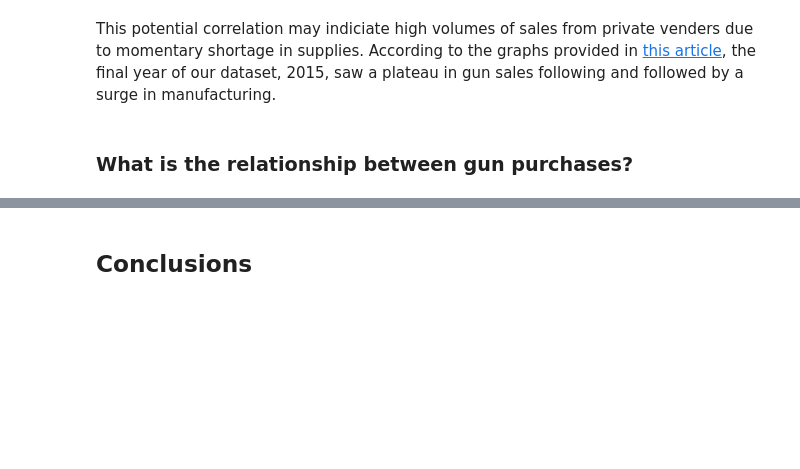
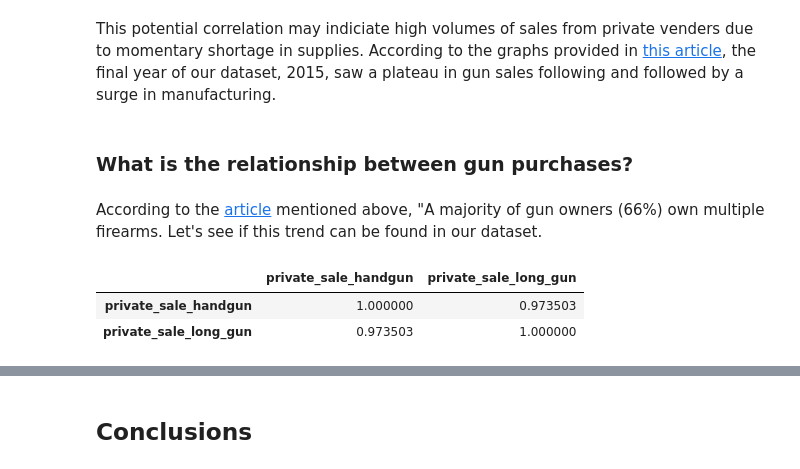
Before and after one commit to chloecongourdeau/data-investigation, a Jupyter notebook: gun-data-investigation.ipynb, the cells around one changed output, grey strips where cells are left out. Cells and saved outputs as stored; diff of their text form; code cells hidden in the pictures; blank space fills up the shorter version.

```diff
--- a/gun-data-investigation.ipynb
+++ b/gun-data-investigation.ipynb
@@ -640,3 +640,12 @@ plt.rcParams['figure.figsize']=(20,10)
 This potential correlation may indiciate high volumes of sales from private venders due to momentary shortage in supplies. According to the graphs provided in [this article](https://www.pbs.org/newshour/nation/analysis-how-firearm-manufacturers-influence-american-gun-culture-in-6-charts), the final year of our dataset, 2015, saw a plateau in gun sales following and followed by a surge in manufacturing.
 # %% [markdown]
 ### What is the relationship between gun purchases?
+# %% [markdown]
+According to the [article](https://www.pbs.org/newshour/nation/analysis-how-firearm-manufacturers-influence-american-gun-culture-in-6-charts) mentioned above, "A majority of gun owners (66%) own multiple firearms. Let's see if this trend can be found in our dataset.
+# %%
+df=df_combined[['private_sale_handgun','private_sale_long_gun']]
+df.corr()
+# %% [output]
+|  | private_sale_handgun | private_sale_long_gun |
+| private_sale_handgun | 1.000000 | 0.973503 |
+| private_sale_long_gun | 0.973503 | 1.000000 |
```
Also changed, not shown: parts of 3 cells of this notebook.
